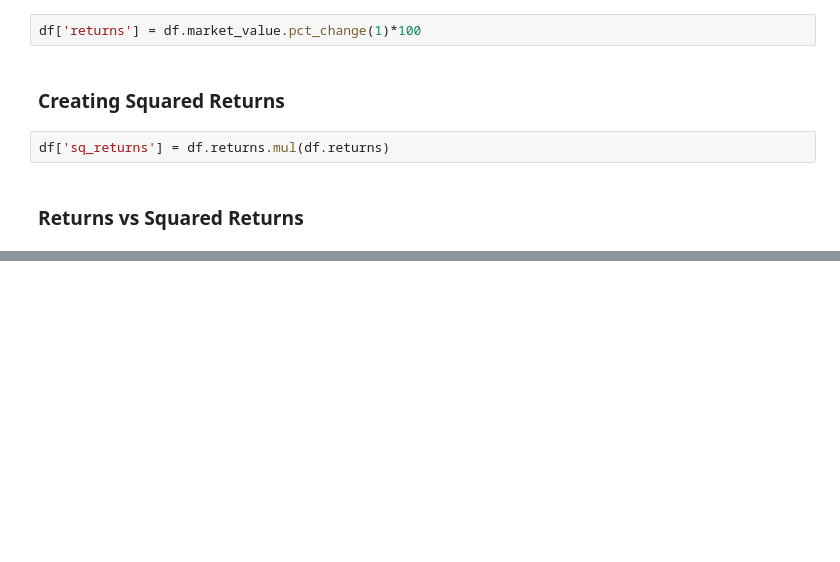
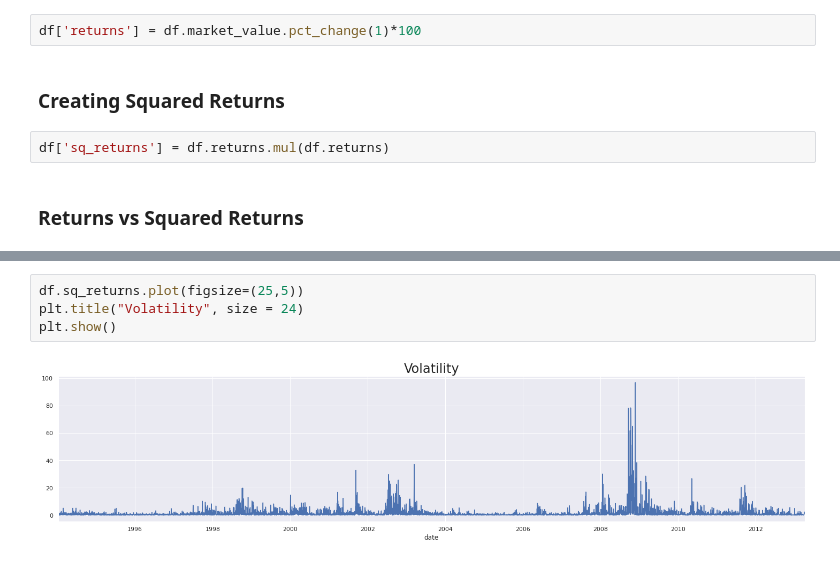
Before and after one commit to ajmal017/Time-Series-Modeling, a Jupyter notebook: 8_The_ARCH_model.ipynb, the cells around one changed output, grey strips where cells are left out. Saved outputs shown, nothing was run; the diff lists cells and outputs as text; blank space fills up the shorter version.

```diff
--- a/8_The_ARCH_model.ipynb
+++ b/8_The_ARCH_model.ipynb
@@ -96,0 +99,6 @@ plt.show()
+# %%
+df.sq_returns.plot(figsize=(25,5))
+plt.title("Volatility", size = 24)
+plt.show()
+# %% [output]
+[figure, added]
```
Also changed, not shown: parts of 14 cells of this notebook.
